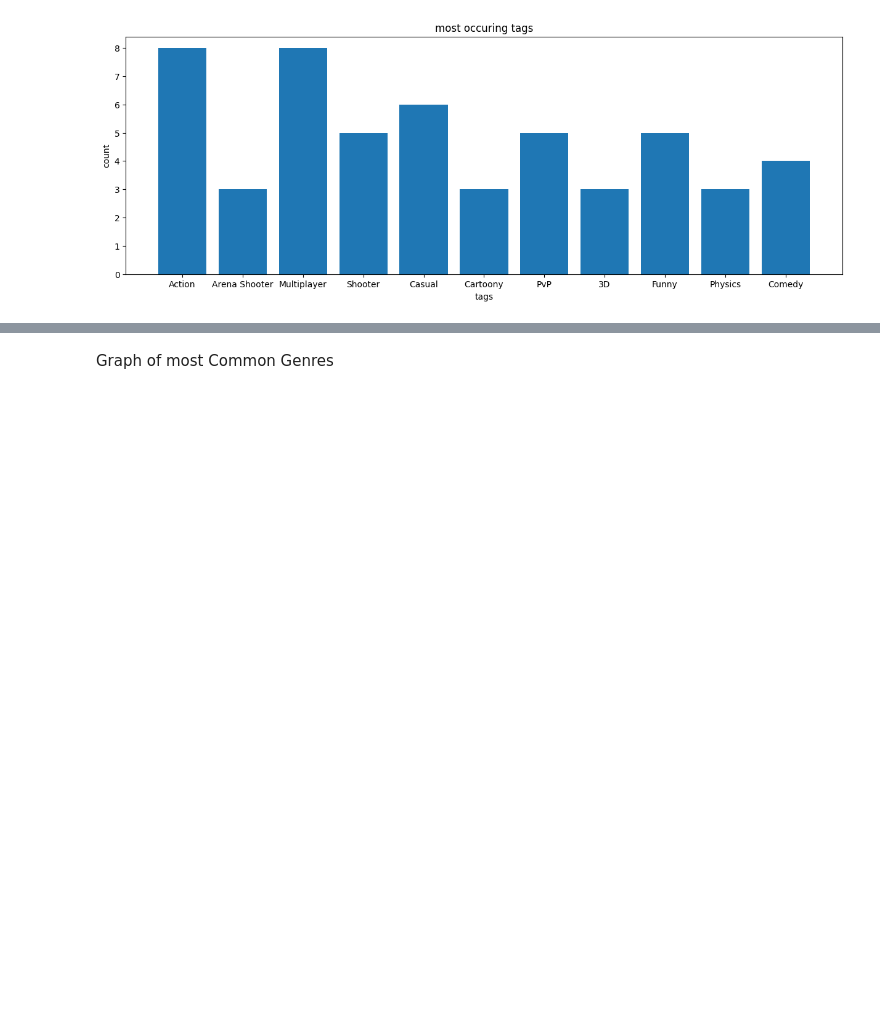
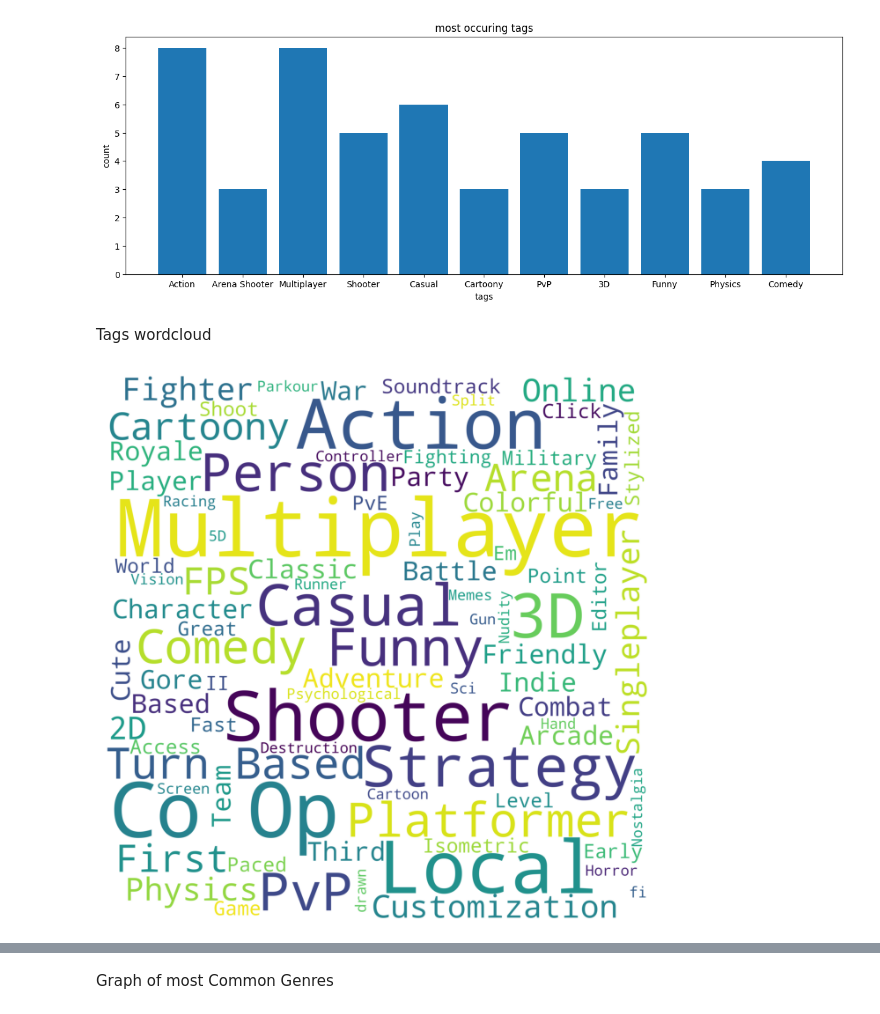
Before and after one commit to bluecoder777/Game-Promotion-Analysis, a Jupyter notebook: SteamGames.ipynb, the cells around one changed output, grey strips where cells are left out. Drawn from its saved outputs; the diff is of its cells as text; code cells hidden in the pictures; blank space fills up the shorter version.

Commit message:
added Word Cloud

```diff
--- a/SteamGames.ipynb
+++ b/SteamGames.ipynb
@@ -130,3 +149,20 @@ plt.ylabel("count")
 # %% [output]
 Text(0, 0.5, 'count')
 [figure]
+# %% [markdown]
+Tags wordcloud
+# %%
+full_tags = ""
+for t in all_tags:
+    full_tags = full_tags + (t + " ")
+
+tagcloud = WordCloud(width=4000, height=4000,
+                       background_color='white',
+                       min_font_size=10).generate(full_tags)
+
+plt.figure(figsize=(8,8))
+plt.imshow(tagcloud)
+plt.axis("off")
+plt.show()
+# %% [output]
+[figure, added]
```
Also changed, not shown: parts of 13 cells of this notebook.
